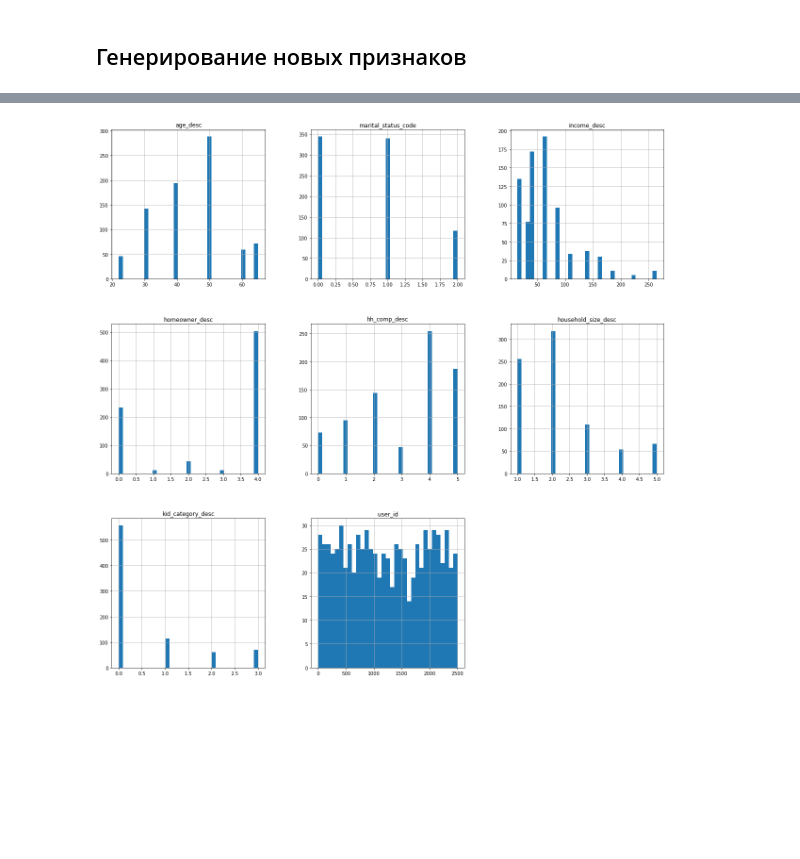
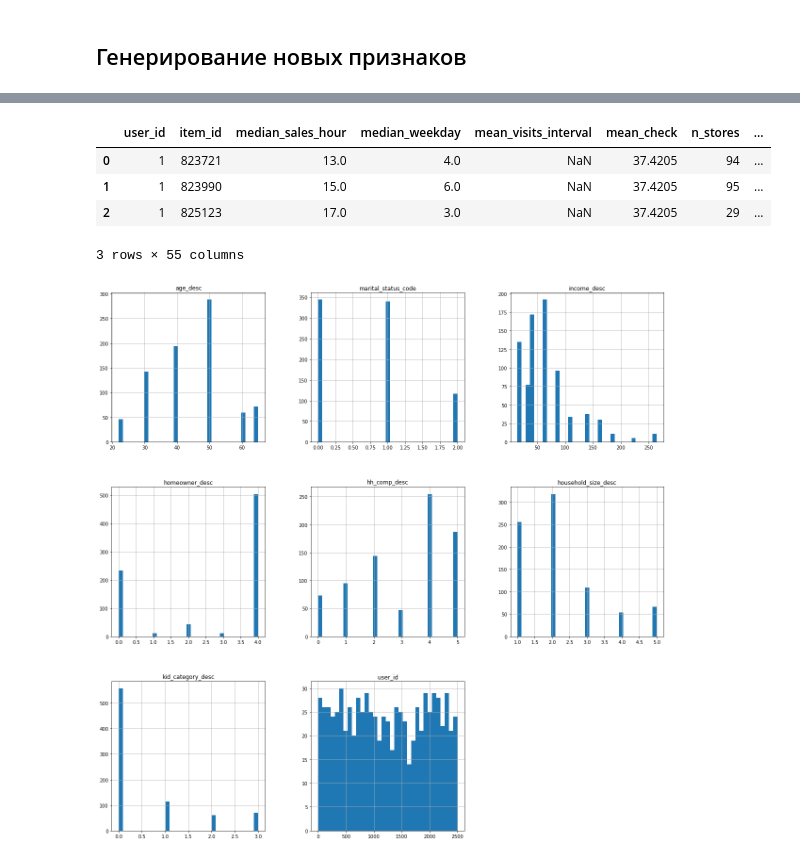
Before and after one commit to OlegRev/recommendation_systems, a Jupyter notebook: course_project.ipynb, the cells around one changed output, grey strips where cells are left out. Saved outputs shown, nothing was run; the diff lists cells and outputs as text; code cells hidden in the pictures; blank space fills up the shorter version.

```diff
--- a/course_project.ipynb
+++ b/course_project.ipynb
@@ -384,3 +384,7 @@ data_train_matcher.head(3)
 | 12 | 1364 | 26984896261 | 1 | 999999 | 1 | 2.99 | 31742 | -0.4 | 1520 | ... |
 # %% [markdown]
 ## Генерирование новых признаков
+# %%
+user_item_features = get_user_item_features(data_train_matcher, user_features, item_features)
+user_item_features.head(3)
+# %% [output]
@@ -387,3 +392,8 @@ data_train_matcher.head(3)
+|  | user_id | item_id | median_sales_hour | median_weekday | mean_visits_interval | mean_check | n_stores | ... |
+| 0 | 1 | 823721 | 13.0 | 4.0 | NaN | 37.4205 | 94 | ... |
+| 1 | 1 | 823990 | 15.0 | 6.0 | NaN | 37.4205 | 95 | ... |
+| 2 | 1 | 825123 | 17.0 | 3.0 | NaN | 37.4205 | 29 | ... |
+3 rows × 55 columns
 # %%
 user_features.age_desc.replace(
     get_replace_dict(user_features.age_desc.unique()),
```
Also changed, not shown: parts of 31 cells of this notebook, 1 other file.
